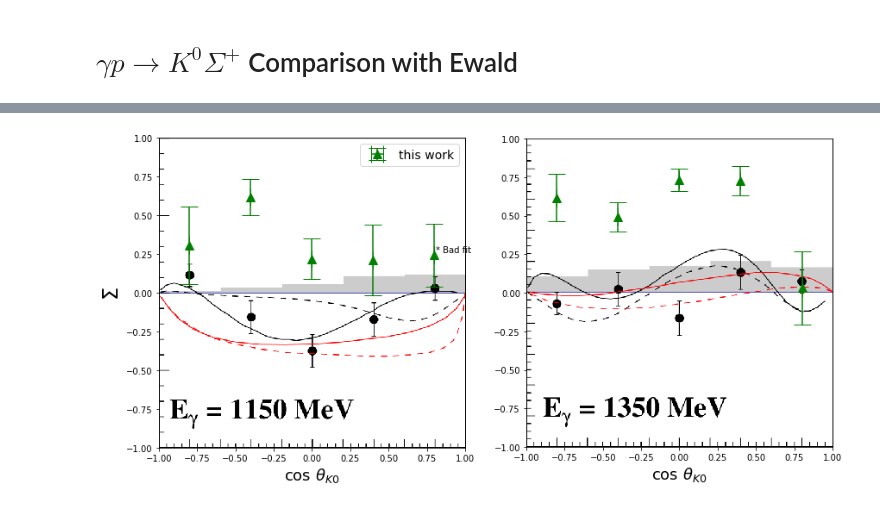
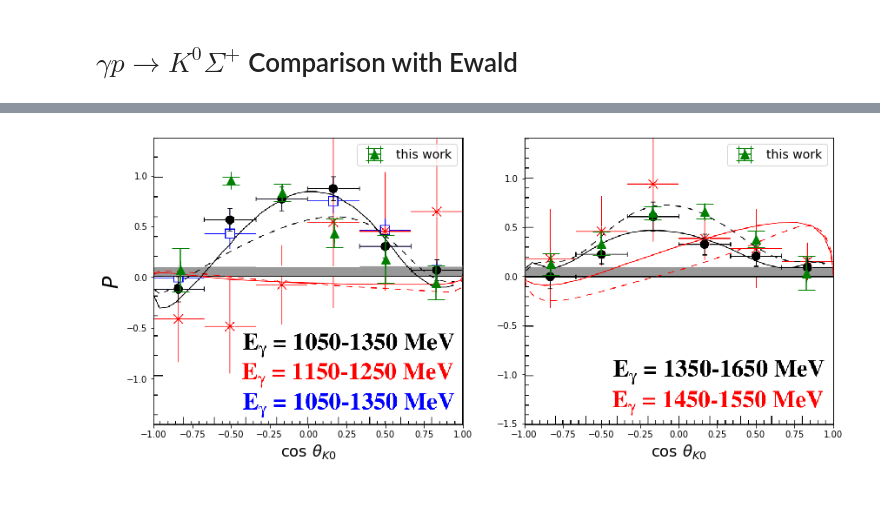
Before and after one commit to louiseclark/g8K0Sig, a Jupyter notebook: jupyter/g8K0SigCompareEwald.ipynb, the cells around one changed output, grey strips where cells are left out. Saved outputs shown, nothing was run; the diff lists cells and outputs as text; code cells hidden in the pictures.

```diff
--- a/jupyter/g8K0SigCompareEwald.ipynb
+++ b/jupyter/g8K0SigCompareEwald.ipynb
@@ -211,19 +229,19 @@ import matplotlib.image as mpimg
 
 fig, axes = plt.subplots(1, 2, figsize=(14,10))
 
-im = mpimg.imread('EwaldB1.png')
+im = mpimg.imread('EwaldP1.png')
 
 # Make sure the figure axis ratio is preserved by adapting the
 # aspect ratio to the axis range
-xmin, xmax, ymin, ymax = (-1.0, 1.0, -1.0, 1.0)
+xmin, xmax, ymin, ymax = (-1.0, 1.0, -1.45, 1.37)
 aspect = im.shape[0] / im.shape[1] * (xmax - xmin)/(ymax - ymin)
 axes[0].imshow(im, zorder=0, extent=[xmin, xmax, ymin, ymax], aspect=aspect)
 
-im = mpimg.imread('EwaldB2.png')
+im = mpimg.imread('EwaldP2.png')
 
 # Make sure the figure axis ratio is preserved by adapting the
 # aspect ratio to the axis range
-xmin, xmax, ymin, ymax = (-1.0, 1.0, -1.0, 1.0)
+xmin, xmax, ymin, ymax = (-1.0, 1.0, -1.51, 1.41)
 aspect = im.shape[0] / im.shape[1] * (xmax - xmin)/(ymax - ymin)
 axes[1].imshow(im, zorder=0, extent=[xmin, xmax, ymin, ymax], aspect=aspect)
 
@@ -231,45 +249,74 @@ plt.axis([xmin, xmax, ymin, ymax]);
 
 # My values costh dependence
 
-mx_err=[0.0,0.0,0.0,0.0,0.0]
+mx_err=[0.0,0.0,0.0,0.0,0.0,0.0]
 
-mx=[[0.00,-0.40,0.80,-0.80,0.40],
-[-0.40,0.40,0.00,0.80,-0.80],
-[0.00,-0.80,0.40,-0.40,0.80]]
+mx=[[-0.50,0.17,0.50,-0.83,0.83,-0.17],
+[0.50,-0.17,-0.83,0.17,-0.50,0.83],
+[0.17,-0.83,-0.17,0.83,0.50,-0.50],
+[-0.17,0.50,0.17,-0.83,-0.50,0.83]]
 
-# 1.15, -0.4 bin changed from mean to most likely
-my=[[0.21993826657932239,0.62,0.24286504055582461,0.30779062625320608,0.21216289501022514],
-[0.49126696820327442,0.72699124302678808,0.73146780401720279,0.032319600523119919,0.61731350506730009],
-[0.8176659567313892,0.13432331406230111,0.60786022219738289,0.75983823704951403,0.46292501033315758]]
+my=[[0.97473875962143719,0.43412373409893501,0.19666734287900708,0.14804330774670579,-0.099380989890370475,0.86132165631243141],
+[0.36979584418093941,0.64835232640170803,0.14317339954653985,0.65781713814950682,0.35869700695686069,0.094922762935079008],
+[-0.058167212048056298,0.055855127718913357,0.24494455688418473,0.077561842191385219,0.0092211713873914594,0.023189390560596226],
+[0.24477417191449555,0.048866296403752799,0.035549587747898244,-0.024458093937515107,0.053063805187620355,0.1790063193988724]]
 
-my_err=[[0.12987437333621343,0.11576176443687636,0.20198988769249787,0.2495525156724934,0.22733903362181312],
-[0.095696307007501633,0.092607821983989702,0.071418350012401946,0.23711595499770821,0.15209898917478354],
-[0.081839717197014744,0.20881136079618851,0.086134205115027285,0.11313216431308215,0.17404009558445374]]
+my_err=[[0.0275665882994864,0.14558552578546111,0.22487474238391936,0.20708069217520994,0.19193280105104893,0.098273137318061685],
+[0.080377336020727136,0.063896146440340168,0.1160281512174344,0.07365306995963801,0.12681716079893959,0.18498344548622511],
+[0.34330078359446714,0.33362972999448354,0.2585198937768462,0.24262497873234368,0.36945026983393453,0.3710667542720813],
+[0.32299993431063223,0.31842574703184184,0.355703280350606,0.35600978744197986,0.21855243971995958,0.30549830536022937]]
 
-axes[0].errorbar(mx[0],my[0],xerr=mx_err,yerr=my_err[0],color='green',fmt='^', capsize=10, markersize=10,label='this work')
-axes[1].errorbar(mx[1],my[1],xerr=mx_err,yerr=my_err[1],color='green',fmt='^', capsize=10, markersize=10,label='this work')
+# refitted with amplitudes correctly scaled
+my2=[[0.95159724588418215,0.43216347586164278,0.17828679210097001,0.075454661636520676,-0.054598136359567222,0.83350492554134326],
+[0.37929603941588552,0.64794314817780407,0.12377398424612343,0.66180744136325642,0.33459023801255205,0.033744829890158146],
+[-0.018280743057492225,0.040049974640004232,0.138439506373533,0.10929713462593926,-0.012690782216810342,0.0050399930109317707],
+[0.21067345109742275,0.044959191955574164,0.10211290227146999,-0.059038018555565612,0.018370591675686509,0.16237070977776219]]
+
+my2_err=[[0.039461569848329985,0.14040892214348438,0.23566943615157196,0.2137504892658314,0.16903291676774093,0.085704391926608656],
+[0.08302589200216777,0.064436838199615126,0.10888735046745249,0.073608312052903482,0.11938752402436113,0.17635551506296018],
+[0.30268434620753654,0.31440595441750474,0.24659375388761864,0.21064381233753074,0.32308716015443151,0.32880355094740621],
+[0.27884415682394248,0.30572402627319756,0.33535613386101615,0.35559443037074545,0.18917458850475463,0.29270285246962041]]
+
+#axes[0].errorbar(mx[0],my[0],xerr=mx_err,yerr=my_err[0],color='red',fmt='^', capsize=10, markersize=10,label='this work')
+axes[0].errorbar(mx[0],my2[0],xerr=mx_err,yerr=my2_err[0],color='green',fmt='^', capsize=10, markersize=10,label='this work')
+#axes[1].errorbar(mx[1],my[1],xerr=mx_err,yerr=my_err[1],color='red',fmt='^', capsize=10, markersize=10,label='this work')
+axes[1].errorbar(mx[1],my2[1],xerr=mx_err,yerr=my2_err[1],color='green',fmt='^', capsize=10, markersize=10,label='this work')
 axes[0].legend(fontsize=14)
+axes[1].legend(fontsize=14)
 
-axes[0].text(0.81,0.26,'* Bad fit')
+#axes[0].text(0.81,0.26,'* Bad fit')
 axes[0].set_xlabel(r'cos $\theta _{K0}$', fontsize=18)
-axes[0].set_ylabel(r'$\Sigma$', fontsize=24)
+axes[0].set_ylabel(r'$P$', fontsize=24)
 axes[1].set_xlabel(r'cos $\theta _{K0}$', fontsize=18)
 
-fig, axes = plt.subplots(1, 1, figsize=(6.4,10))
+fig, axes = plt.subplots(1, 2, figsize=(14,10))
 
-im = mpimg.imread('EwaldB3.png')
+im = mpimg.imread('EwaldP3.png')
 
 # Make sure the figure axis ratio is preserved by adapting the
 # aspect ratio to the axis range
-xmin, xmax, ymin, ymax = (-1.0, 1.0, -1.0, 1.0)
+xmin, xmax, ymin, ymax = (-1.0, 1.0, -1.45, 1.4)
 aspect = im.shape[0] / im.shape[1] * (xmax - xmin)/(ymax - ymin)
-plt.imshow(im, zorder=0, extent=[xmin, xmax, ymin, ymax], aspect=aspect)
+axes[0].imshow(im, zorder=0, extent=[xmin, xmax, ymin, ymax], aspect=aspect)
+
+im = mpimg.imread('EwaldP4.png')
+
+# Make sure the figure axis ratio is preserved by adapting the
+# aspect ratio to the axis range
+xmin, xmax, ymin, ymax = (-1.0, 1.0, -1.5, 1.4)
+aspect = im.shape[0] / im.shape[1] * (xmax - xmin)/(ymax - ymin)
+axes[1].imshow(im, zorder=0, extent=[xmin, xmax, ymin, ymax], aspect=aspect)
 
 plt.axis([xmin, xmax, ymin, ymax]);
-plt.errorbar(mx[2],my[2],xerr=mx_err,yerr=my_err[2],color='green',fmt='^', capsize=10, markersize=10,label='this work')
 
-plt.text(-0.79,0.14,'* Bad fit')
+axes[0].errorbar(mx[2],my[2],xerr=mx_err,yerr=my_err[2],color='green',fmt='^', capsize=10, markersize=10,label='this work')
+axes[0].errorbar(mx[2],my2[2],xerr=mx_err,yerr=my2_err[2],color='red',fmt='^', capsize=10, markersize=10,label='this work')
+axes[1].errorbar(mx[3],my[3],xerr=mx_err,yerr=my_err[3],color='green',fmt='^', capsize=10, markersize=10,label='this work')
+axes[1].errorbar(mx[3],my2[3],xerr=mx_err,yerr=my2_err[3],color='red',fmt='^', capsize=10, markersize=10,label='this work')
+axes[0].legend(fontsize=14)
 
-axes.set_xlabel(r'cos $\theta _{K0}$', fontsize=18)
-axes.set_ylabel(r'$\Sigma$', fontsize=24)
+#axes[0].text(0.81,0.26,'* Bad fit')
+axes[0].set_xlabel(r'cos $\theta _{K0}$', fontsize=18)
+axes[0].set_ylabel(r'$P$', fontsize=24)
+axes[1].set_xlabel(r'cos $\theta _{K0}$', fontsize=18)
 # %% [output]
@@ -277 +324 @@ Text(0,0.5,'$\\Sigma$')
-[figure, old version]
+[figure, new version]
```
Also changed, not shown: parts of 9 cells of this notebook, 14 other files.
